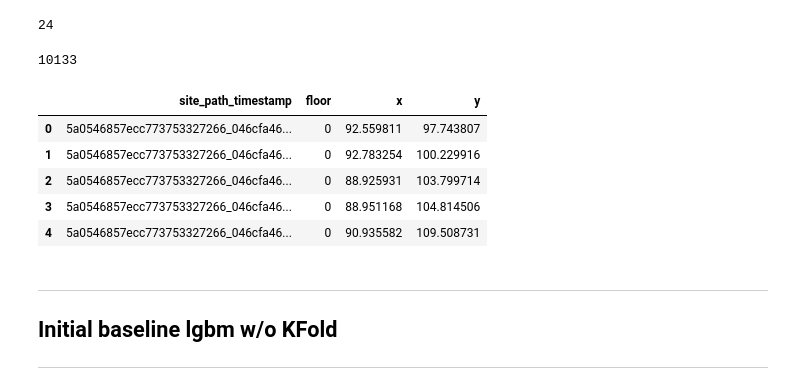
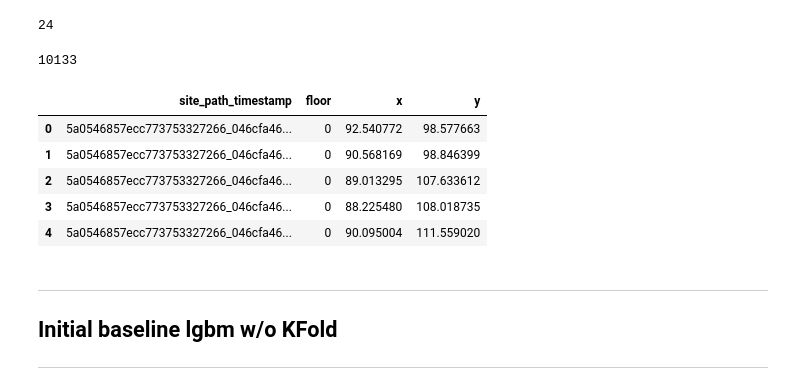
Before and after one commit to robot269006/indoor, a Jupyter notebook: indoor_model_lgbm_kfold_colab.ipynb, the cells around one changed output. Cells and saved outputs as stored; diff of their text form; code cells hidden in the pictures.

Commit message:
train 6.1 model

```diff
--- a/indoor_model_lgbm_kfold_colab.ipynb
+++ b/indoor_model_lgbm_kfold_colab.ipynb
@@ -80,6 +82,7 @@ pd.set_option("display.max_columns", 100)
 # %%
 SEED = 42
 N_SPLITS = 10
+OUTPUT_NAME = "train_6_1"
 
 def set_seed(seed=42):
     random.seed(seed)
@@ -102,12 +105,12 @@ def score_log(df: pd.DataFrame, num_files: int, nam_file: str, data_shape: tuple
     # print(score_dict)
     # noinspection PyTypeChecker
     df = pd.concat([df, pd.DataFrame.from_dict([score_dict])])
-    df.to_csv("./colab_indoor/log_score.csv", index=False)
+    df.to_csv("./colab_indoor/log_score" + OUTPUT_NAME + ".csv", index=False)
     return df
 # %%
 feature_dir = "./colab_indoor/"
-train_files = sorted(glob.glob("./colab_indoor/train_2/*"))
-test_files = sorted(glob.glob("./colab_indoor/test_2/*"))
+train_files = sorted(glob.glob("./colab_indoor/train_3_1/*"))
+test_files = sorted(glob.glob("./colab_indoor/test_3_1/*"))
 # print(train_files[0], train_files[8], train_files[16], train_files[23])
 # print(test_files[0], test_files[8], test_files[16], test_files[23])
 # %%
@@ -193,6 +244,8 @@ for n_files, file in enumerate(train_files):
 
     data = pd.read_csv(file)
     test_data = pd.read_csv(test_files[n_files])
+    # drop_tmp = drop_col_df[drop_col_df["path"] == file]
+    # drop_col_list = list(drop_tmp["col"])
 
     oof_x, oof_y, oof_f = np.zeros(data.shape[0]), np.zeros(data.shape[0]), np.zeros(data.shape[0])
     preds_x, preds_y = 0, 0
@@ -203,13 +256,19 @@ for n_files, file in enumerate(train_files):
 
         # Filter the features data to the columns needed
         all_cols = list(data.columns)
-        remove_cols = ["wifi_ts", "x", "y", "floor", "floor_int", "file_id", "site_id"]
+        # print("all train cols: ", len(all_cols))
+        remove_cols = ["wifi_ts", "wps_diff", "x", "y", "floor", "floor_int", "file_id", "site_id"]
+        # remove_cols = ["wifi_ts", "x", "y", "floor", "floor_int", "file_id", "site_id", "acce_x_avg", "acce_y_avg", "acce_z_avg"]
+        # remove_cols += drop_col_list
         cols = [x for x in all_cols if x not in remove_cols]
         # print("col before: ", len(cols))
 
         # filter test_data to only the needed columns
         all_test_cols = list(test_data.columns)
-        remove_test_cols = ["site_path_timestamp", "wifi_ts", "x", "y", "floor", "floor_int", "file_id", "site_id"]
+        # print("all test cols: ", len(all_test_cols))
+        remove_test_cols = ["site_path_timestamp", "wifi_ts", "wps_diff", "x", "y", "floor", "floor_int", "file_id", "site_id"]
+        # remove_test_cols = ["site_path_timestamp", "wifi_ts", "x", "y", "floor", "floor_int", "file_id", "site_id", "acce_x_avg", "acce_y_avg", "acce_z_avg"]
+        # remove_test_cols += drop_col_list
         test_cols = [x for x in all_test_cols if x not in remove_test_cols]
         # print("test col before: ", len(test_cols))
 
@@ -350,21 +409,21 @@ print(len(predictions))
 # %%
 # ------------------------------------------------------------------------------
 # Submit the result
 # ------------------------------------------------------------------------------
 all_preds = pd.concat(predictions)
 all_preds = all_preds.reset_index()
 all_preds = all_preds[~all_preds.duplicated(subset="site_path_timestamp", keep="first")]
 print(len(all_preds))
 display(all_preds.head())
-all_preds.to_csv('./colab_indoor/submission.csv', index=False)
+all_preds.to_csv("./colab_indoor/submission" + OUTPUT_NAME + ".csv", index=False)
 # %% [output]
 10133
 |  | site_path_timestamp | floor | x | y |
-| 0 | 5a0546857ecc773753327266_046cfa46... | 0 | 92.559811 | 97.743807 |
-| 1 | 5a0546857ecc773753327266_046cfa46... | 0 | 92.783254 | 100.229916 |
-| 2 | 5a0546857ecc773753327266_046cfa46... | 0 | 88.925931 | 103.799714 |
-| 3 | 5a0546857ecc773753327266_046cfa46... | 0 | 88.951168 | 104.814506 |
-| 4 | 5a0546857ecc773753327266_046cfa46... | 0 | 90.935582 | 109.508731 |
+| 0 | 5a0546857ecc773753327266_046cfa46... | 0 | 92.540772 | 98.577663 |
+| 1 | 5a0546857ecc773753327266_046cfa46... | 0 | 90.568169 | 98.846399 |
+| 2 | 5a0546857ecc773753327266_046cfa46... | 0 | 89.013295 | 107.633612 |
+| 3 | 5a0546857ecc773753327266_046cfa46... | 0 | 88.225480 | 108.018735 |
+| 4 | 5a0546857ecc773753327266_046cfa46... | 0 | 90.095004 | 111.559020 |
 # %%
 # print(len(all_preds))
 # print(all_preds["site_path_timestamp"].nunique())
```
Also changed, not shown: parts of 12 cells of this notebook.
